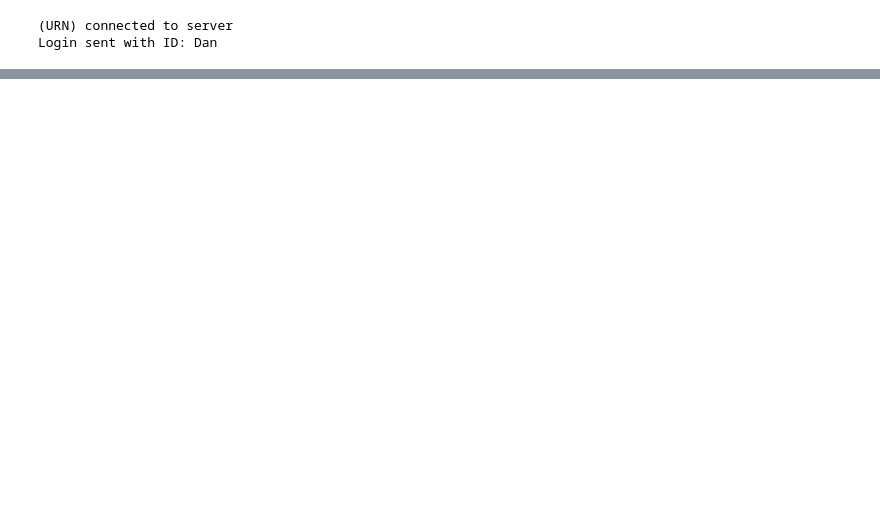
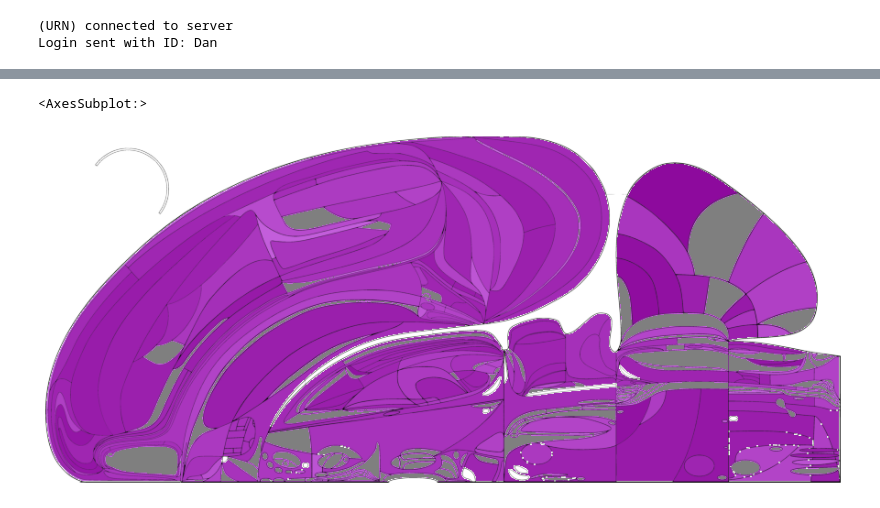
Before and after one commit to int-brain-lab/ibl-viz, a Jupyter notebook: bwm/bwm_block_prior_example.ipynb, the cells around one changed output, grey strips where cells are left out. Saved outputs shown, nothing was run; the diff lists cells and outputs as text; code cells hidden in the pictures; blank space fills up the shorter version.

```diff
--- a/bwm/bwm_block_prior_example.ipynb
+++ b/bwm/bwm_block_prior_example.ipynb
@@ -107,0 +197,8 @@ urn.set_area_intensity(pvalProportion)
+# %%
+pvalues = list(pvalProportion.values())
+
+figure(figsize=(14, 10), dpi=80)
+plot_swanson(areas, values, cmap=grey_purple_cmap, br=br)
+# %% [output]
+<AxesSubplot:>
+[figure, added]
```
Also changed, not shown: parts of 17 cells of this notebook.
